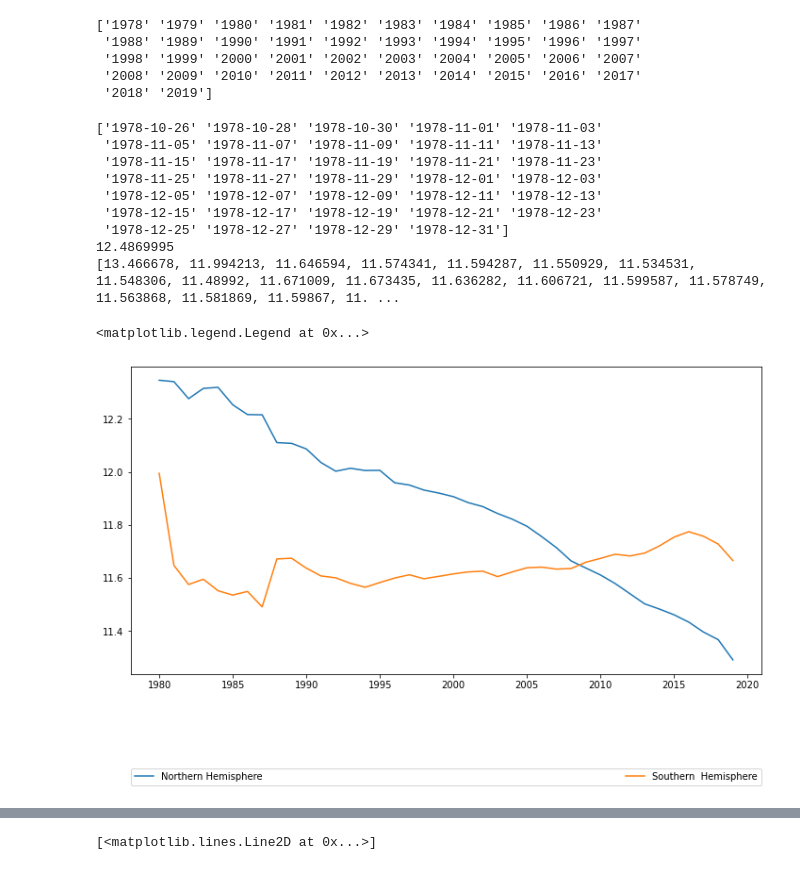
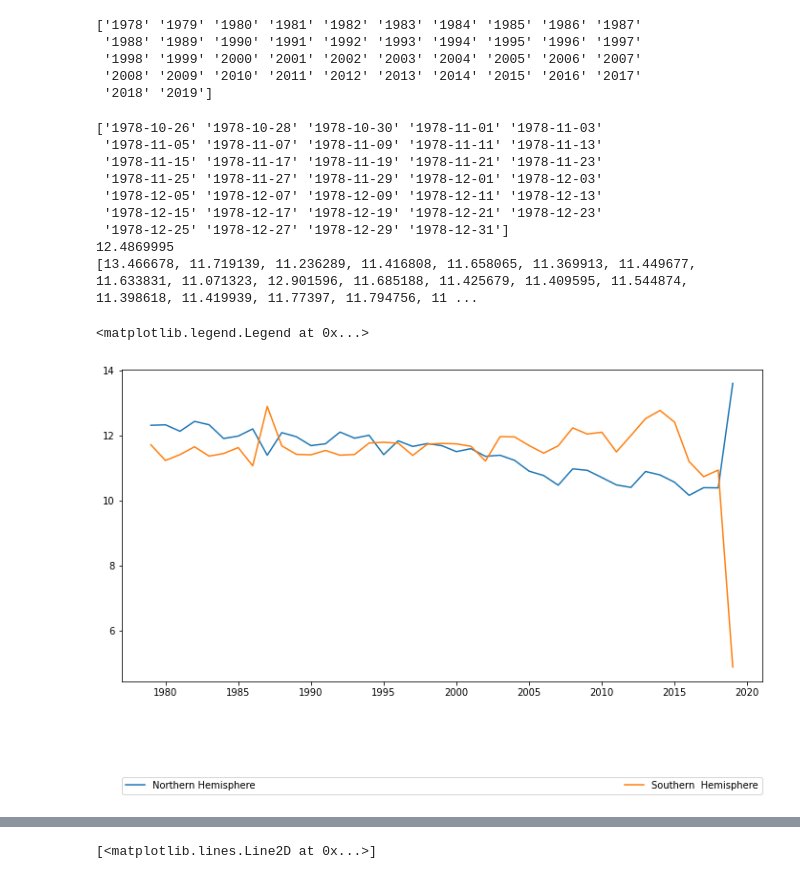
Before and after one commit to eyalnus/Python-Data, a Jupyter notebook: NumPy-full.ipynb, the cells around one changed output, grey strips where cells are left out. Cells and saved outputs as stored; diff of their text form; code cells hidden in the pictures.

```diff
--- a/NumPy-full.ipynb
+++ b/NumPy-full.ipynb
@@ -798,9 +789,9 @@ print(years)
 # %%
 dates = []
 extents = {"n":[], "s":[]}
-for y in years[1:]:
-    nind = np.where(n_date < y)
-    sind = np.where(s_date < y)
+for y in years:
+    nind = np.where(n_date.astype('datetime64[Y]') == y)
+    sind = np.where(s_date.astype('datetime64[Y]') == y)
     dates.append(n_date[nind ])
     extents["s"].append(s_extent[sind].mean())
     extents["n"].append(n_extent[nind].mean())
@@ -816,16 +807,16 @@ print(extents["s"])
  '1978-12-15' '1978-12-17' '1978-12-19' '1978-12-21' '1978-12-23'
  '1978-12-25' '1978-12-27' '1978-12-29' '1978-12-31']
 12.4869995
-[13.466678, 11.994213, 11.646594, 11.574341, 11.594287, 11.550929, 11.534531, 11.548306, 11.48992, 11.671009, 11.673435, 11.636282, 11.606721, 11.599587, 11.578749, 11.563868, 11.581869, 11.59867, 11. ...
+[13.466678, 11.719139, 11.236289, 11.416808, 11.658065, 11.369913, 11.449677, 11.633831, 11.071323, 12.901596, 11.685188, 11.425679, 11.409595, 11.544874, 11.398618, 11.419939, 11.77397, 11.794756, 11 ...
 # %%
 fig=plt.figure(figsize=(12, 6))
-plt.plot(years[2:],extents["n"][1:],label='Northern Hemisphere') # the first year has only partial data so we ignore it
-plt.plot(years[2:],extents["s"][1:],label='Southern  Hemisphere')
+plt.plot(years[1:],extents["n"][1:],label='Northern Hemisphere') # the first year has only partial data so we ignore it
+plt.plot(years[1:],extents["s"][1:],label='Southern  Hemisphere')
 plt.legend(bbox_to_anchor=(0., -.362, 1., .102), loc=3, ncol=2,
            mode="expand", borderaxespad=0.)
 # %% [output]
 <matplotlib.legend.Legend at 0x...>
-[figure, old version]
+[figure, new version]
 # %%
 date_shuffle = n_date.copy()
 extent_shuffle = n_extent.copy()
```
Also changed, not shown: parts of 37 cells of this notebook, 2 other files.
